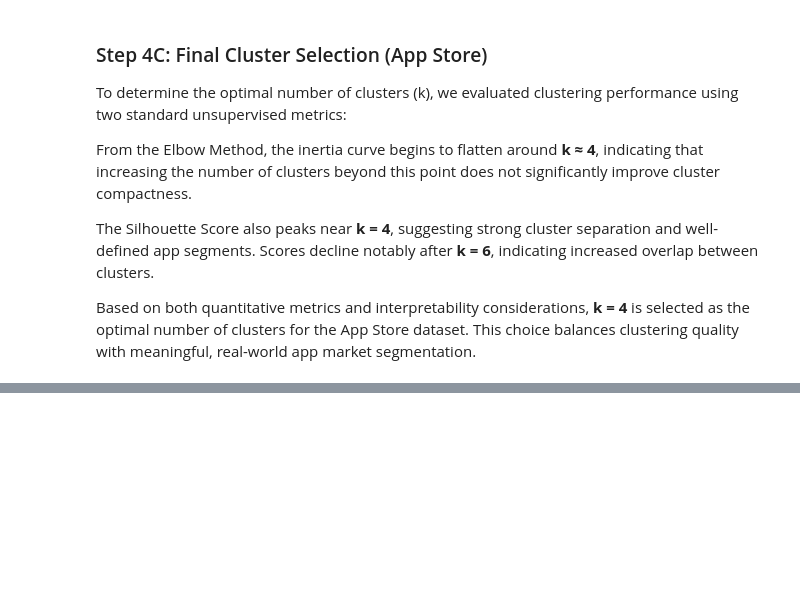
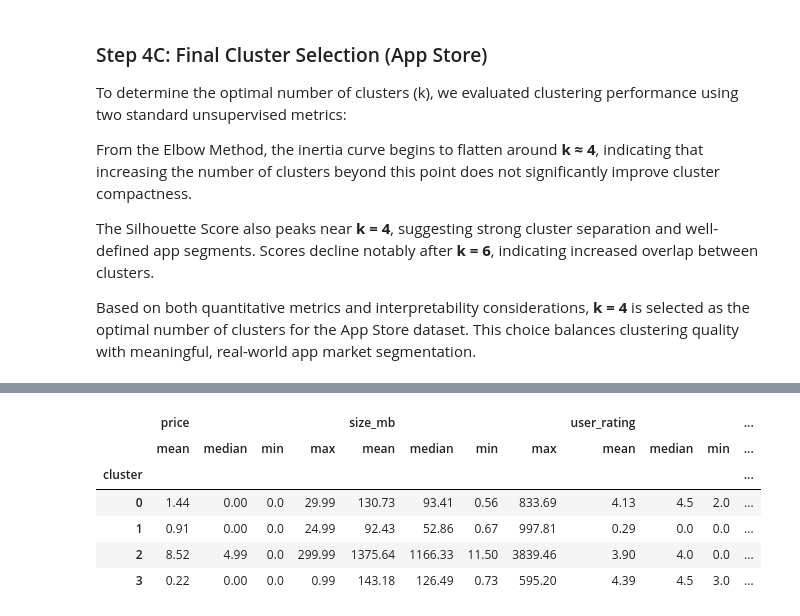
Before and after one commit to Dhairyaxshah/Appfluence, a Jupyter notebook: notebooks/04_unsupervised_ml.ipynb, the cells around one changed output, grey strips where cells are left out. Cells and saved outputs as stored; diff of their text form; code cells hidden in the pictures; blank space fills up the shorter version.

```diff
--- a/notebooks/04_unsupervised_ml.ipynb
+++ b/notebooks/04_unsupervised_ml.ipynb
@@ -333,0 +394,14 @@ Based on both quantitative metrics and interpretability considerations, **k = 4*
+# %%
+# Quick numeric sanity-check per cluster
+cols_check = ['price', 'size_mb', 'user_rating', 'rating_count_ver', 'lang.num']
+
+summary_by_cluster = df_as.groupby('cluster')[cols_check].agg(['mean', 'median', 'min', 'max']).round(2)
+summary_by_cluster
+# %% [output]
+|  | price |  |  |  | size_mb |  |  |  | user_rating |  |  | ... |
+|  | mean | median | min | max | mean | median | min | max | mean | median | min | ... |
+| cluster |  |  |  |  |  |  |  |  |  |  |  | ... |
+| 0 | 1.44 | 0.00 | 0.0 | 29.99 | 130.73 | 93.41 | 0.56 | 833.69 | 4.13 | 4.5 | 2.0 | ... |
+| 1 | 0.91 | 0.00 | 0.0 | 24.99 | 92.43 | 52.86 | 0.67 | 997.81 | 0.29 | 0.0 | 0.0 | ... |
+| 2 | 8.52 | 4.99 | 0.0 | 299.99 | 1375.64 | 1166.33 | 11.50 | 3839.46 | 3.90 | 4.0 | 0.0 | ... |
+| 3 | 0.22 | 0.00 | 0.0 | 0.99 | 143.18 | 126.49 | 0.73 | 595.20 | 4.39 | 4.5 | 3.0 | ... |
```
Also changed, not shown: parts of 11 cells of this notebook.
